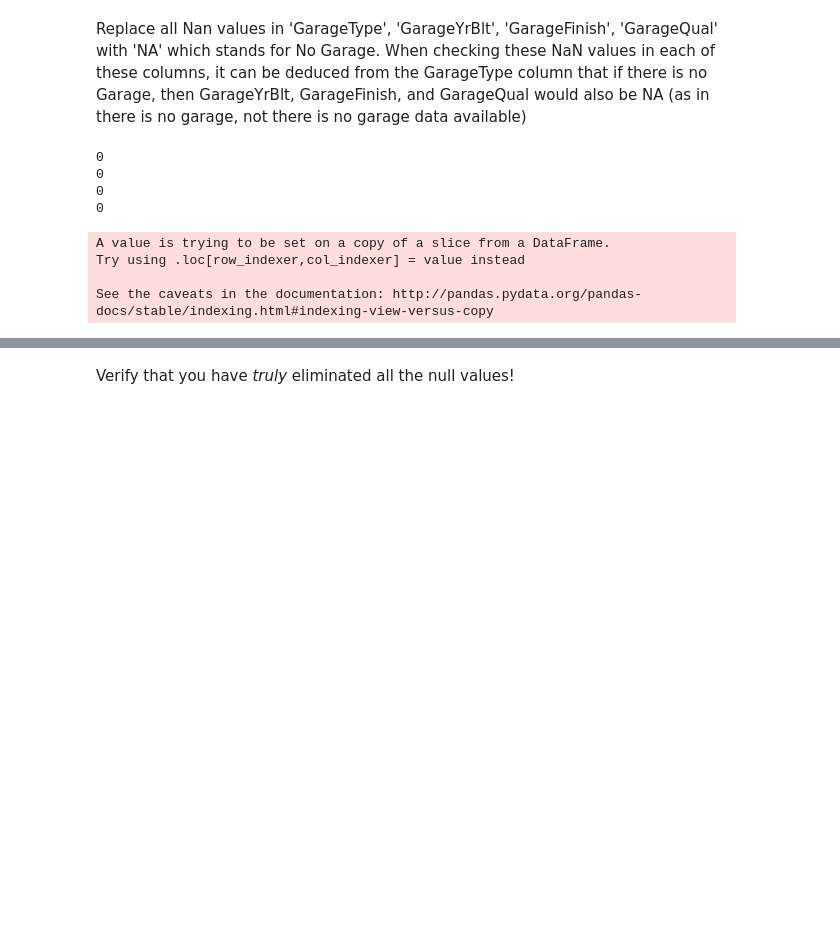
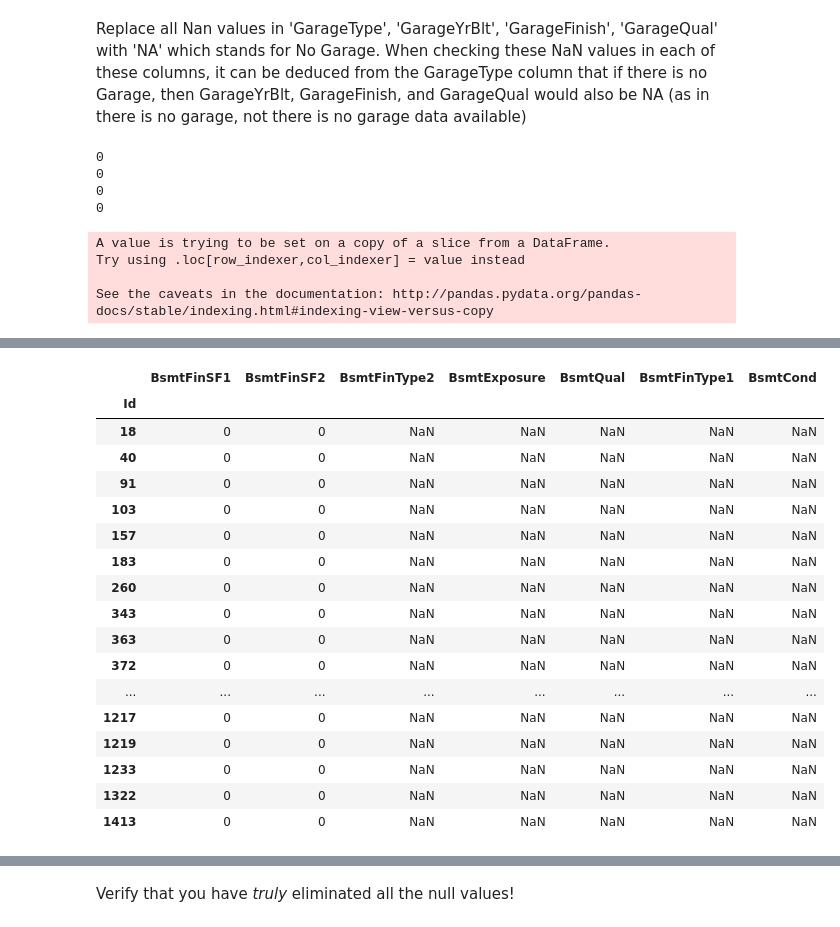
Before and after one commit to Uyentruong236/Ames_Housing, a Jupyter notebook: ipynb/project_2_starter.ipynb, the cells around one changed output, grey strips where cells are left out. Drawn from its saved outputs; the diff is of its cells as text; code cells hidden in the pictures; blank space fills up the shorter version.

```diff
--- a/ipynb/project_2_starter.ipynb
+++ b/ipynb/project_2_starter.ipynb
@@ -346,0 +361,3 @@ Replace missing values/nan in MasVnrArea with mode/median since they are the sam
+# %%
+df2['MasVnrType'] = df2.loc[:,['MasVnrType']].fillna('None')
+df2['MasVnrType'].isnull().sum()
@@ -430,0 +440,3 @@ fireplaces
+# %%
+df2['FireplaceQu'] = df2.loc[:,['FireplaceQu']].fillna('NA')
+df2['FireplaceQu'].isnull().sum()
@@ -430,0 +450,23 @@ fireplaces
+# %%
+df_base = df2[['BsmtFinSF1','BsmtFinSF2','BsmtFinType2', 'BsmtExposure', 'BsmtQual', 'BsmtFinType1', 'BsmtCond']]
+df_base= df_base[df_base.BsmtCond.isin([np.NaN])]
+df_base
+# %% [output]
+|  | BsmtFinSF1 | BsmtFinSF2 | BsmtFinType2 | BsmtExposure | BsmtQual | BsmtFinType1 | BsmtCond |
+| Id |  |  |  |  |  |  |  |
+| 18 | 0 | 0 | NaN | NaN | NaN | NaN | NaN |
+| 40 | 0 | 0 | NaN | NaN | NaN | NaN | NaN |
+| 91 | 0 | 0 | NaN | NaN | NaN | NaN | NaN |
+| 103 | 0 | 0 | NaN | NaN | NaN | NaN | NaN |
+| 157 | 0 | 0 | NaN | NaN | NaN | NaN | NaN |
+| 183 | 0 | 0 | NaN | NaN | NaN | NaN | NaN |
+| 260 | 0 | 0 | NaN | NaN | NaN | NaN | NaN |
+| 343 | 0 | 0 | NaN | NaN | NaN | NaN | NaN |
+| 363 | 0 | 0 | NaN | NaN | NaN | NaN | NaN |
+| 372 | 0 | 0 | NaN | NaN | NaN | NaN | NaN |
+| ... | ... | ... | ... | ... | ... | ... | ... |
+| 1217 | 0 | 0 | NaN | NaN | NaN | NaN | NaN |
+| 1219 | 0 | 0 | NaN | NaN | NaN | NaN | NaN |
+| 1233 | 0 | 0 | NaN | NaN | NaN | NaN | NaN |
+| 1322 | 0 | 0 | NaN | NaN | NaN | NaN | NaN |
+| 1413 | 0 | 0 | NaN | NaN | NaN | NaN | NaN |
```
Also changed, not shown: parts of 13 cells of this notebook.
